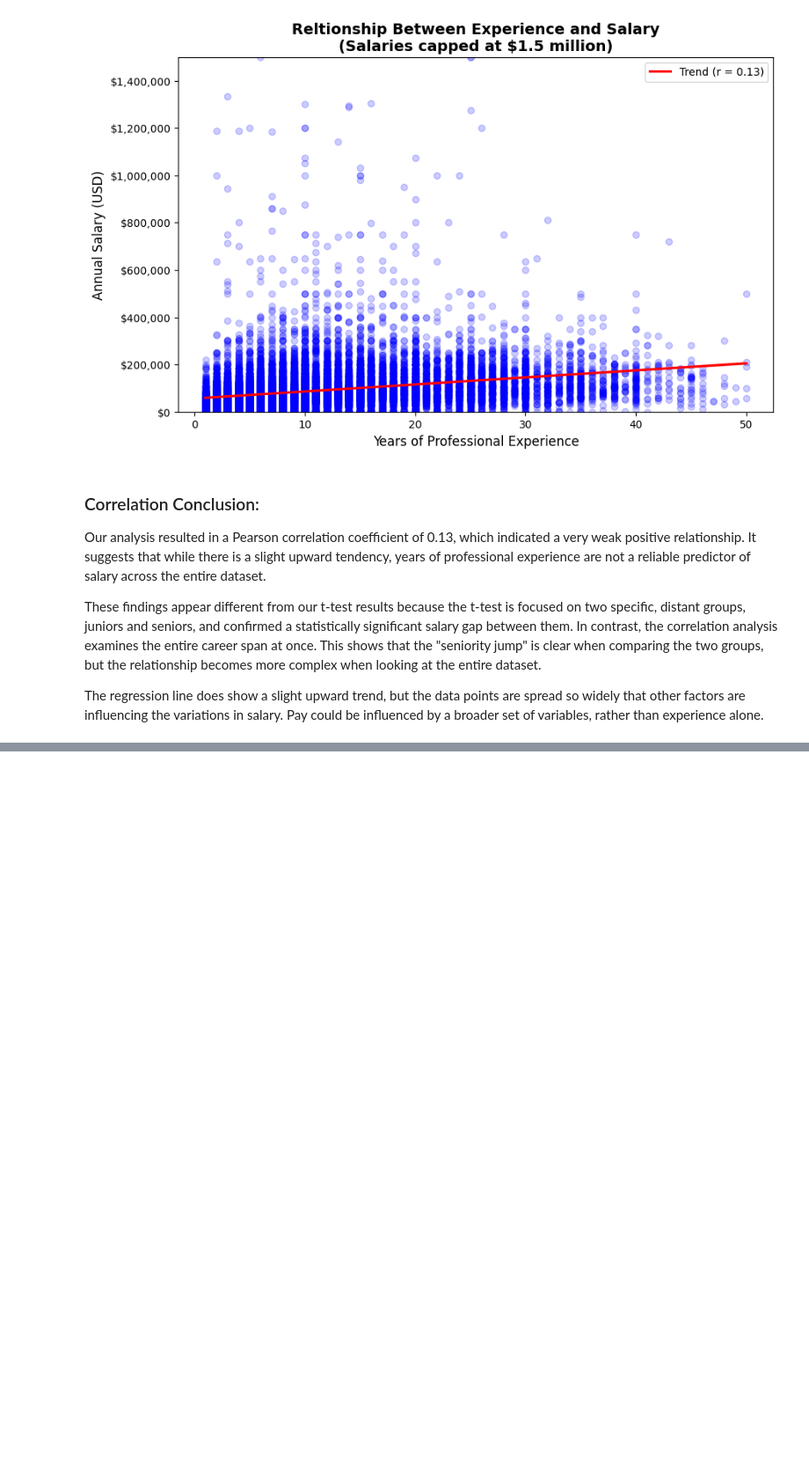
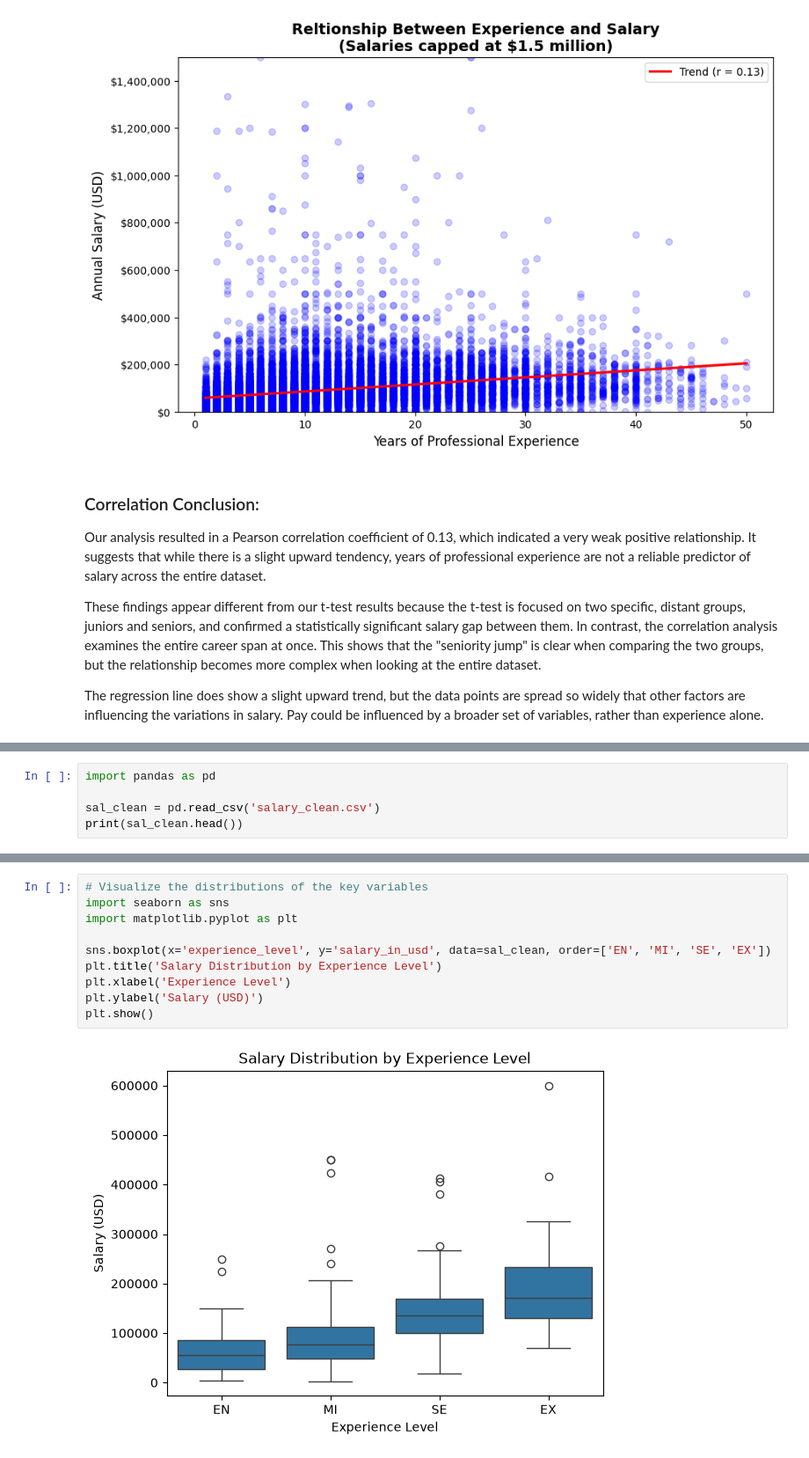
Before and after one commit to PriyankaPatel72/CMSC320-Final-Project2, a Jupyter notebook: cmsc320_final_project.ipynb, the cells around one changed output, grey strips where cells are left out. Shown at 88% size. Cells and saved outputs as stored; diff of their text form; blank space fills up the shorter version.

```diff
--- a/cmsc320_final_project.ipynb
+++ b/cmsc320_final_project.ipynb
@@ -253,0 +260,5 @@ The regression line does show a slight upward trend, but the data points are spr
+# %%
+import pandas as pd
+
+sal_clean = pd.read_csv('salary_clean.csv')
+print(sal_clean.head())
@@ -253,0 +283,12 @@ The regression line does show a slight upward trend, but the data points are spr
+# %%
+# Visualize the distributions of the key variables
+import seaborn as sns
+import matplotlib.pyplot as plt
+
+sns.boxplot(x='experience_level', y='salary_in_usd', data=sal_clean, order=['EN', 'MI', 'SE', 'EX'])
+plt.title('Salary Distribution by Experience Level')
+plt.xlabel('Experience Level')
+plt.ylabel('Salary (USD)')
+plt.show()
+# %% [output]
+[figure, added]
```
Also changed, not shown: parts of 4 cells of this notebook.
